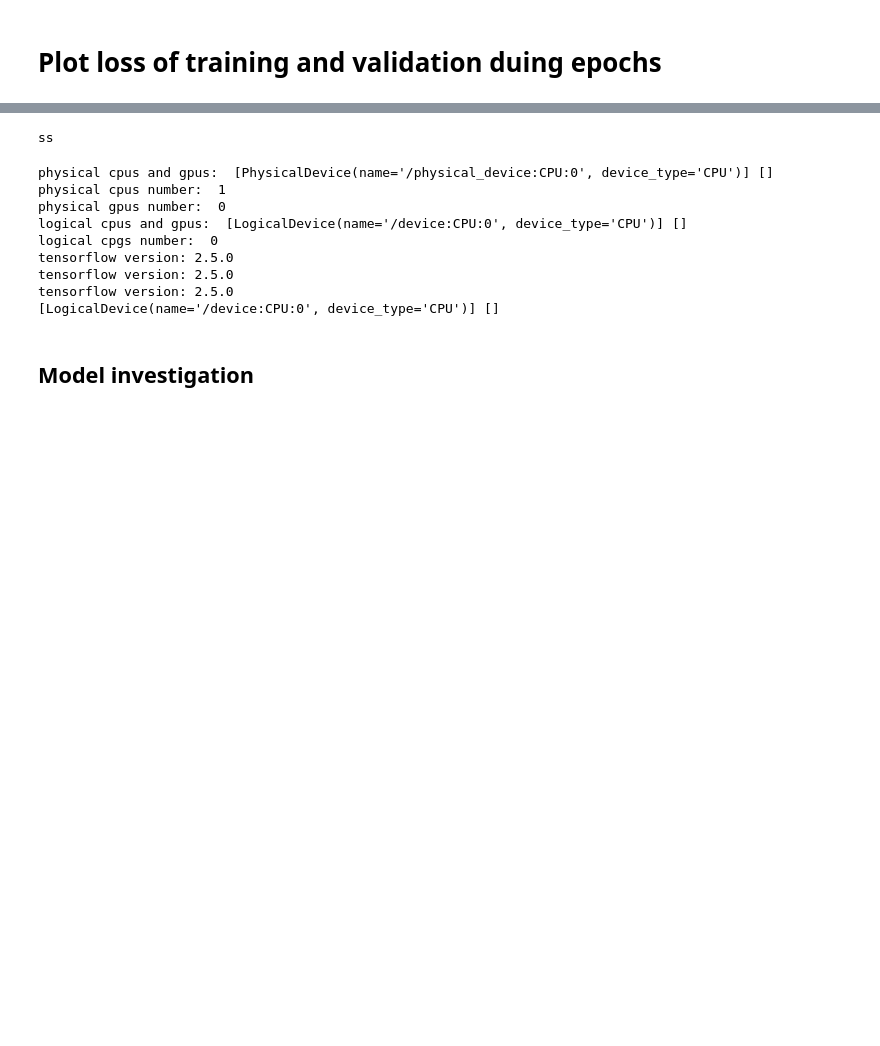
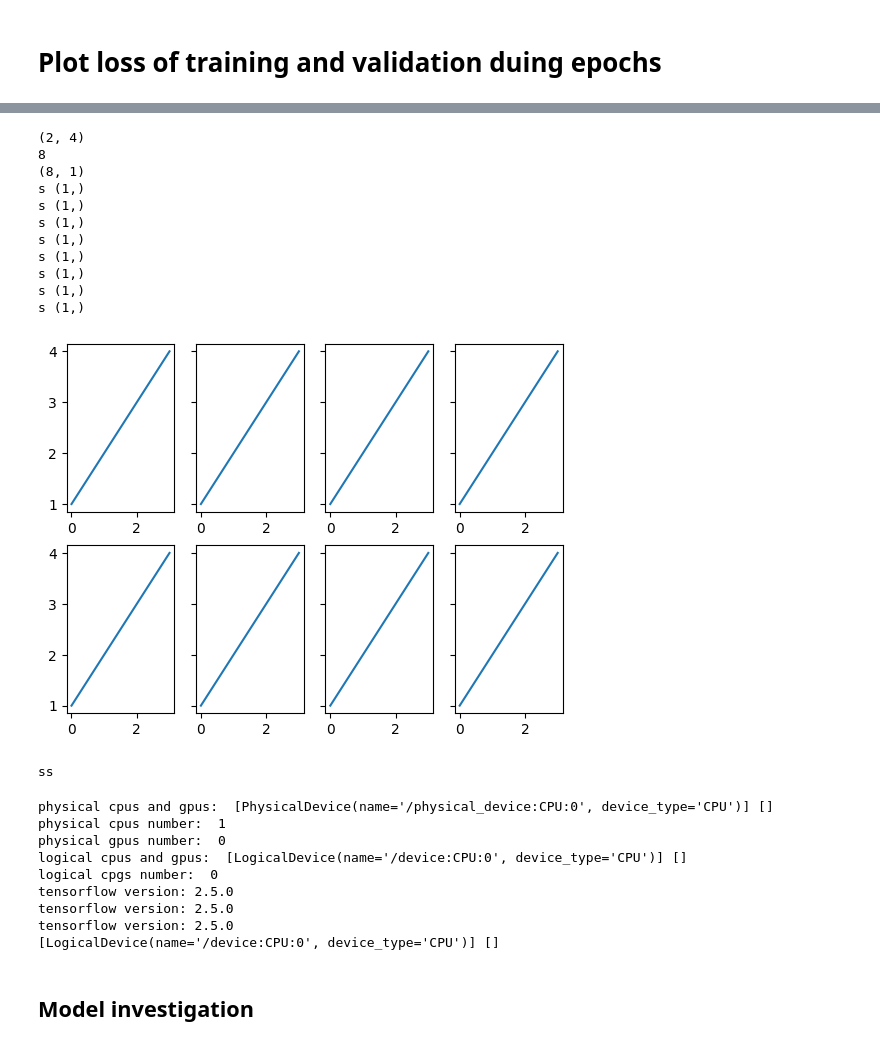
Before and after one commit to sunzhon/transfer_learning_for_droplanding, a Jupyter notebook: jupyter-lab/training_results_analysis.ipynb, the cells around one changed output, grey strips where cells are left out. Drawn from its saved outputs; the diff is of its cells as text; code cells hidden in the pictures; blank space fills up the shorter version.

```diff
--- a/jupyter-lab/training_results_analysis.ipynb
+++ b/jupyter-lab/training_results_analysis.ipynb
@@ -69,3 +53,25 @@ plot_loss(loss_file_paths[1:5])
+# %%
+fig, axes=plt.subplots(2,4,sharey=True);
+print(axes.shape)
+print(axes.size)
+axes= axes.reshape(axes.size,-1)
+print(axes.shape)
+for ax in axes:
+    print("s",ax.shape)
+    ax[0].plot([1,2,3,4])
+# %% [output]
+(2, 4)
+8
+(8, 1)
+s (1,)
+s (1,)
+s (1,)
+s (1,)
+s (1,)
+s (1,)
+s (1,)
+s (1,)
+[figure, added]
 # %%
 ss="12345se"
 if("se" in ss):
```
Also changed, not shown: parts of 2 cells of this notebook, 1 other file.
